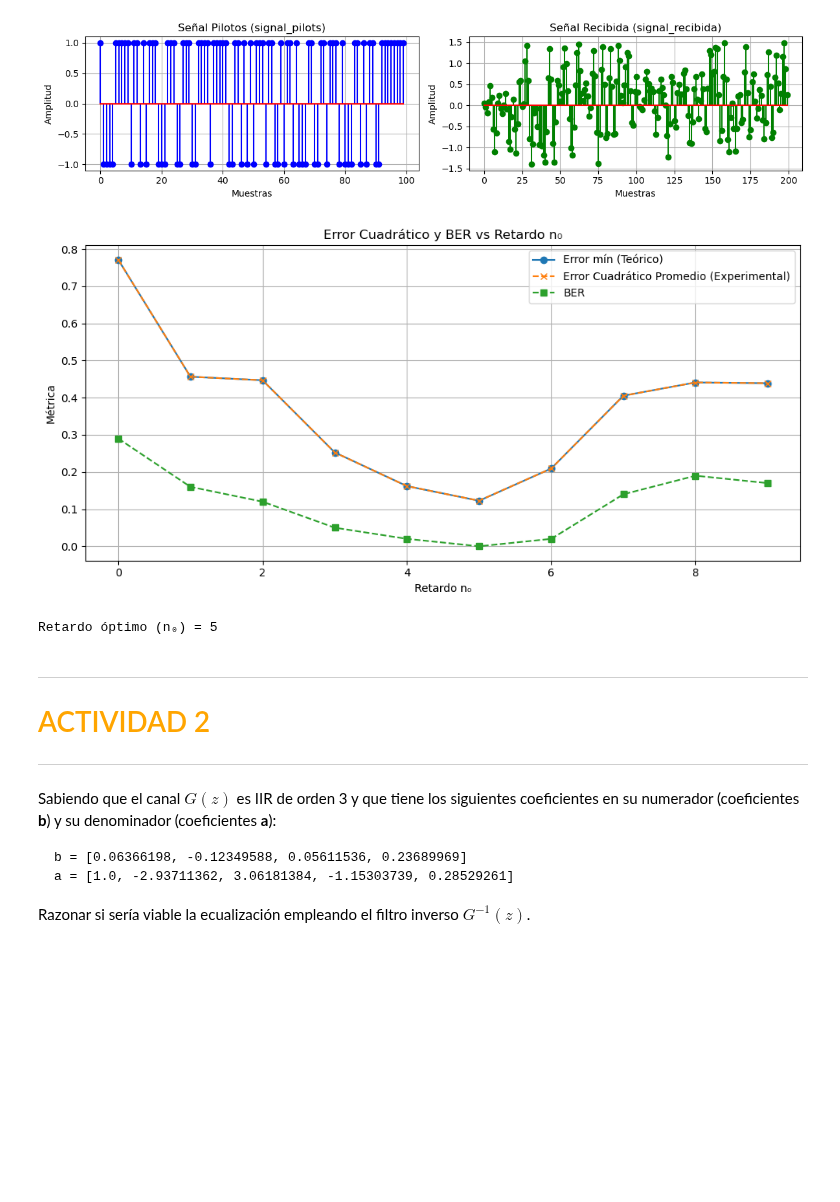
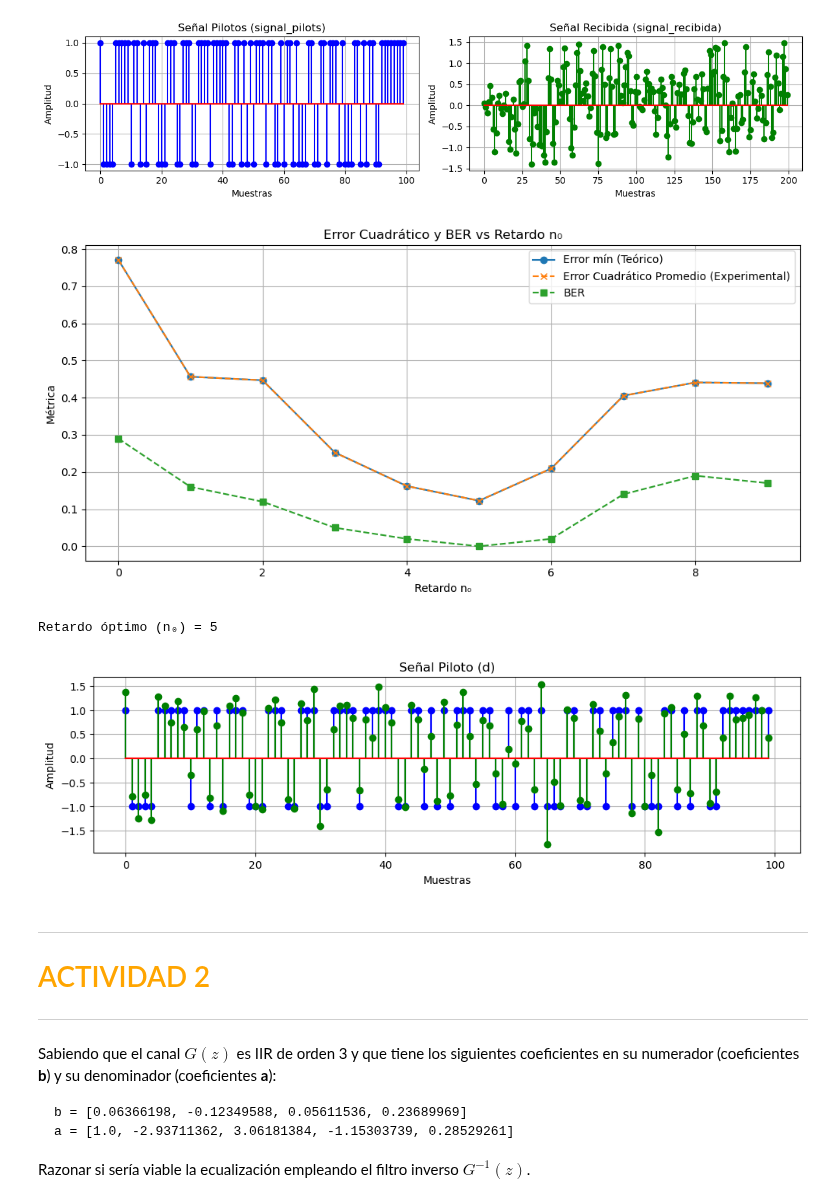
Before and after one commit to DANIABLO-cyber/TDS, a Jupyter notebook: TDS/P3/PRÁCTICA_3_TDS copy.ipynb, the cells around one changed output. Drawn from its saved outputs; the diff is of its cells as text; code cells hidden in the pictures; blank space fills up the shorter version.

```diff
--- a/TDS/P3/PRÁCTICA_3_TDS copy.ipynb
+++ b/TDS/P3/PRÁCTICA_3_TDS copy.ipynb
@@ -231,33 +231,51 @@ for n0 in n0_values:
 
         # Calcular el BER como la proporción de bits erróneos
         ber = np.mean(bits_est != d)
         BER_exp.append(ber)
 
         #? Calcular el error cuadrático promedio de la señal ecualizada
         error_exp.append(np.mean((d - d_est)**2))  # Error cuadrático promedio
 
 #? ====================================================================
 #? Gráfica de resultados: Error cuadrático y BER vs retardo n₀
 #? ====================================================================
 plt.figure(figsize=(10, 5))
 plt.plot(n0_values, error_min, 'o-', label='Error mín (Teórico)')
 plt.plot(n0_values, error_exp, 'x--', label='Error Cuadrático Promedio (Experimental)')
 plt.plot(n0_values, BER_exp, 's--', label='BER')
 plt.xlabel('Retardo n₀')
 plt.ylabel('Métrica')
 plt.title('Error Cuadrático y BER vs Retardo n₀')
 plt.grid(True)
 plt.legend()
 plt.tight_layout()
 plt.show()
 
 #! Seleccionar el retardo óptimo como aquel que minimiza el error cuadrático promedio
 opt_index = np.nanargmin(error_exp)
 n0_opt = n0_values[opt_index]
 print(f"Retardo óptimo (n₀) = {n0_opt}")
+
+#? ====================================================================
+#? Representar la señal piloto junto con la señal ecualizada
+#? ====================================================================
+
+h, E_min = FIR_LS_COV_method_equalizer(x, d, L, i_0, i_f, n0_opt)
+x_eq = np.convolve(x, h, mode='full')[:len(x)]
+d_est = x_eq[i_0 + n0_opt : i_f + n0_opt + 1]
+
+
+plt.figure(figsize=(12, 3))
+plt.stem(d, linefmt='b-', markerfmt='bo', basefmt='r-')
+plt.stem(d_est, linefmt='g-', markerfmt='go', basefmt='r-')
+plt.title("Señal Piloto (d)")
+plt.xlabel("Muestras")
+plt.ylabel("Amplitud")
+plt.grid()
 # %% [output]
 [figure]
 Retardo óptimo (n₀) = 5
+[figure, added]
 # %% [markdown]
 <hr style="border: 1.5px solid orange;">
 
```
Also changed, not shown: parts of 3 cells of this notebook, 2 other files.
